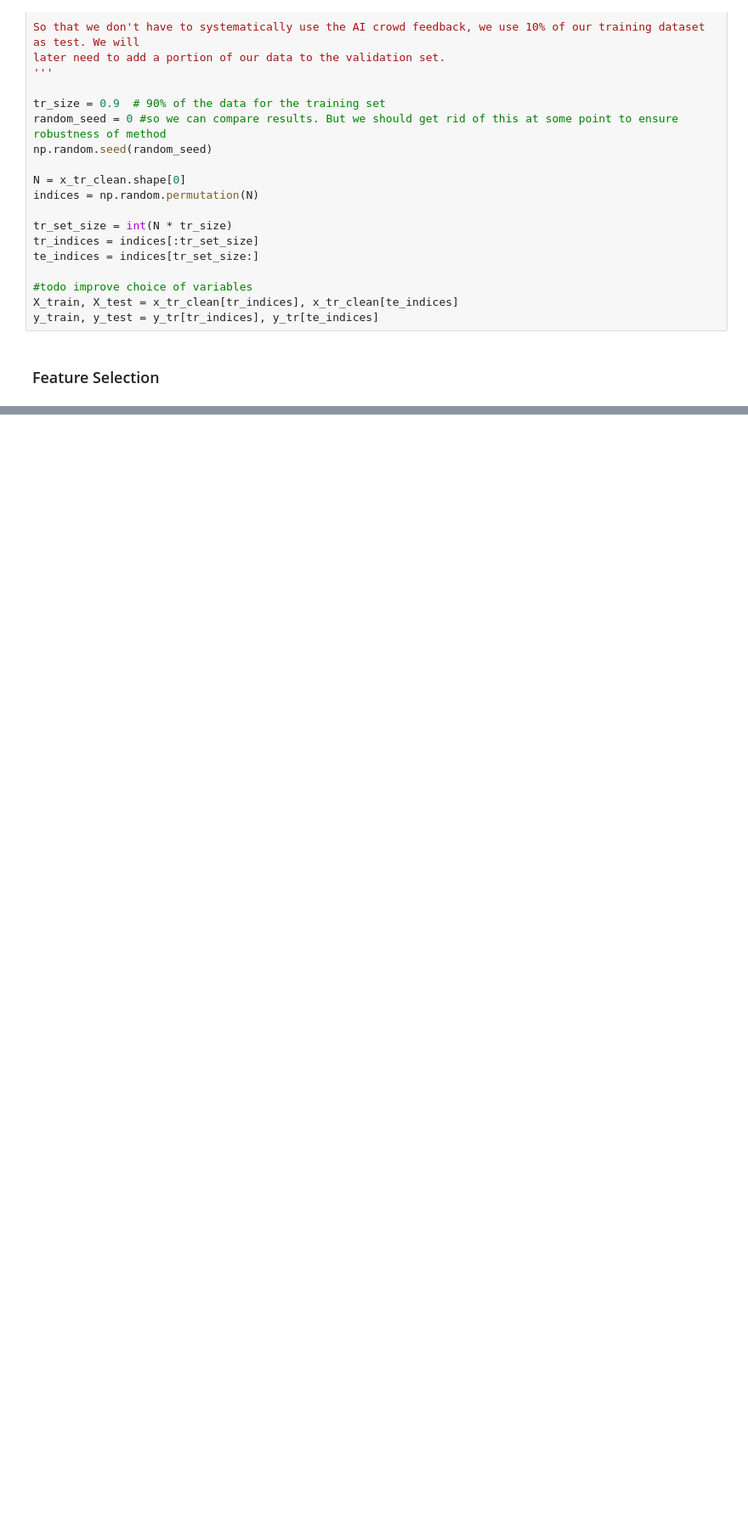
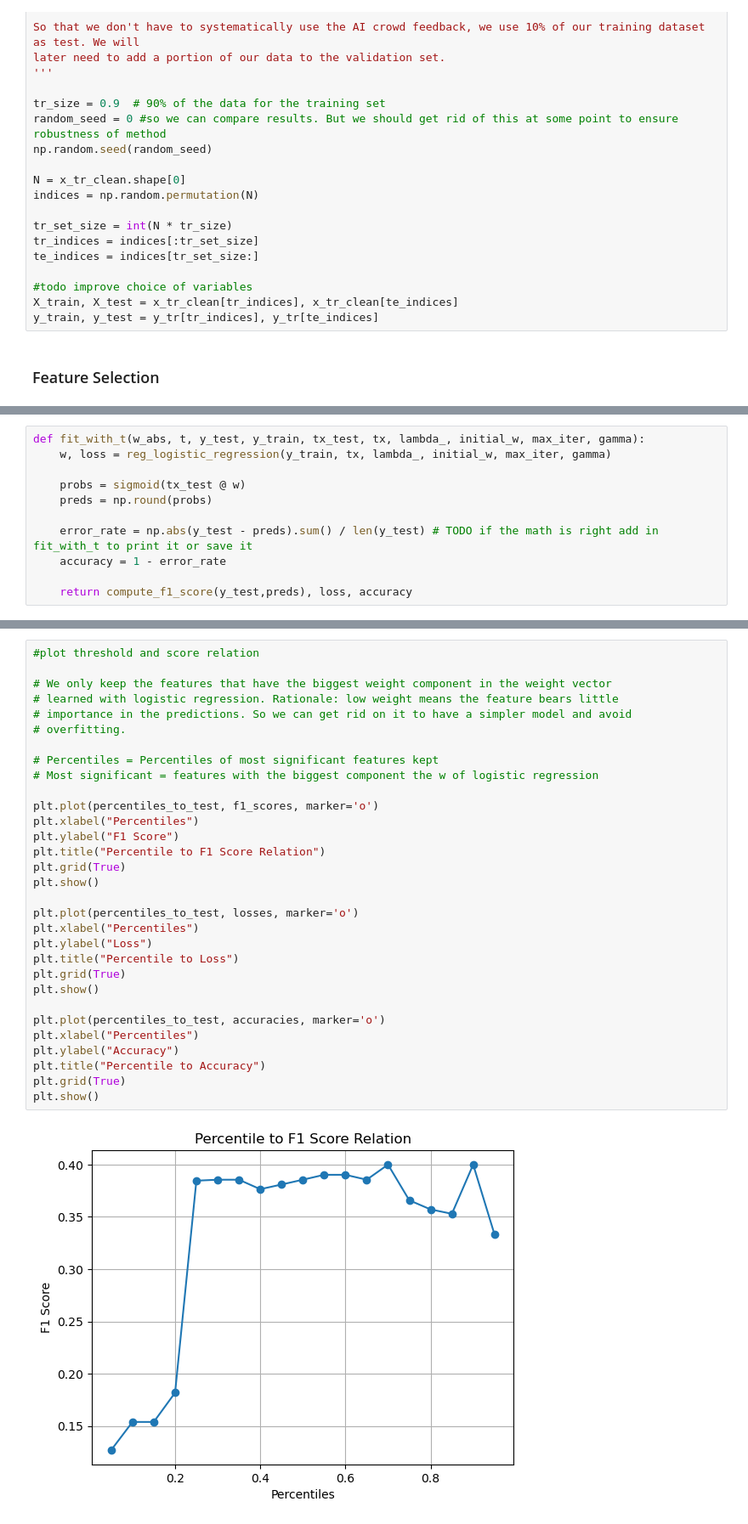
Before and after one commit to thomas-kuntz/medical-ml-predictions, a Jupyter notebook: sandbox.ipynb, the cells around one changed output, grey strips where cells are left out. Shown: that part at 85% size. Saved outputs shown, nothing was run; the diff lists cells and outputs as text; blank space fills up the shorter version.

```diff
--- a/sandbox.ipynb
+++ b/sandbox.ipynb
@@ -349 +349,12 @@ plt.show()
+# %%
+def fit_with_t(w_abs, t, y_test, y_train, tx_test, tx, lambda_, initial_w, max_iter, gamma):
+    w, loss = reg_logistic_regression(y_train, tx, lambda_, initial_w, max_iter, gamma)
+
+    probs = sigmoid(tx_test @ w)
+    preds = np.round(probs)
+
+    error_rate = np.abs(y_test - preds).sum() / len(y_test) # TODO if the math is right add in fit_with_t to print it or save it
+    accuracy = 1 - error_rate
+
+    return compute_f1_score(y_test,preds), loss, accuracy
 # %%
@@ -366,0 +389,33 @@ accuracy = 1 - error_rate
+# %%
+#plot threshold and score relation
+
+# We only keep the features that have the biggest weight component in the weight vector
+# learned with logistic regression. Rationale: low weight means the feature bears little
+# importance in the predictions. So we can get rid on it to have a simpler model and avoid
+# overfitting.
+
+# Percentiles = Percentiles of most significant features kept
+# Most significant = features with the biggest component the w of logistic regression
+
+plt.plot(percentiles_to_test, f1_scores, marker='o')
+plt.xlabel("Percentiles")
+plt.ylabel("F1 Score")
+plt.title("Percentile to F1 Score Relation")
+plt.grid(True)
+plt.show()
+
+plt.plot(percentiles_to_test, losses, marker='o')
+plt.xlabel("Percentiles")
+plt.ylabel("Loss")
+plt.title("Percentile to Loss")
+plt.grid(True)
+plt.show()
+
+plt.plot(percentiles_to_test, accuracies, marker='o')
+plt.xlabel("Percentiles")
+plt.ylabel("Accuracy")
+plt.title("Percentile to Accuracy")
+plt.grid(True)
+plt.show()
+# %% [output]
+[figure, added]
```
Also changed, not shown: parts of 8 cells of this notebook, 1 other file.
